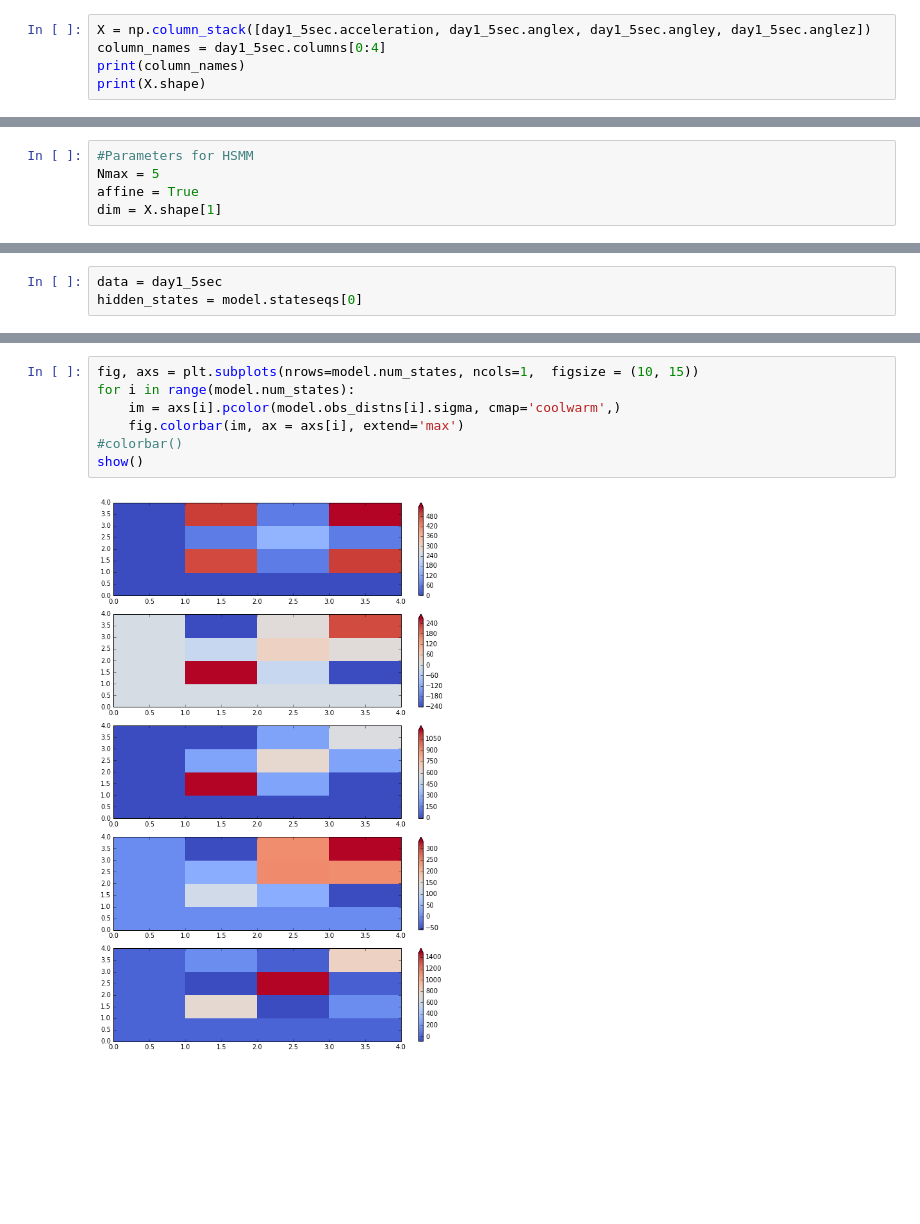
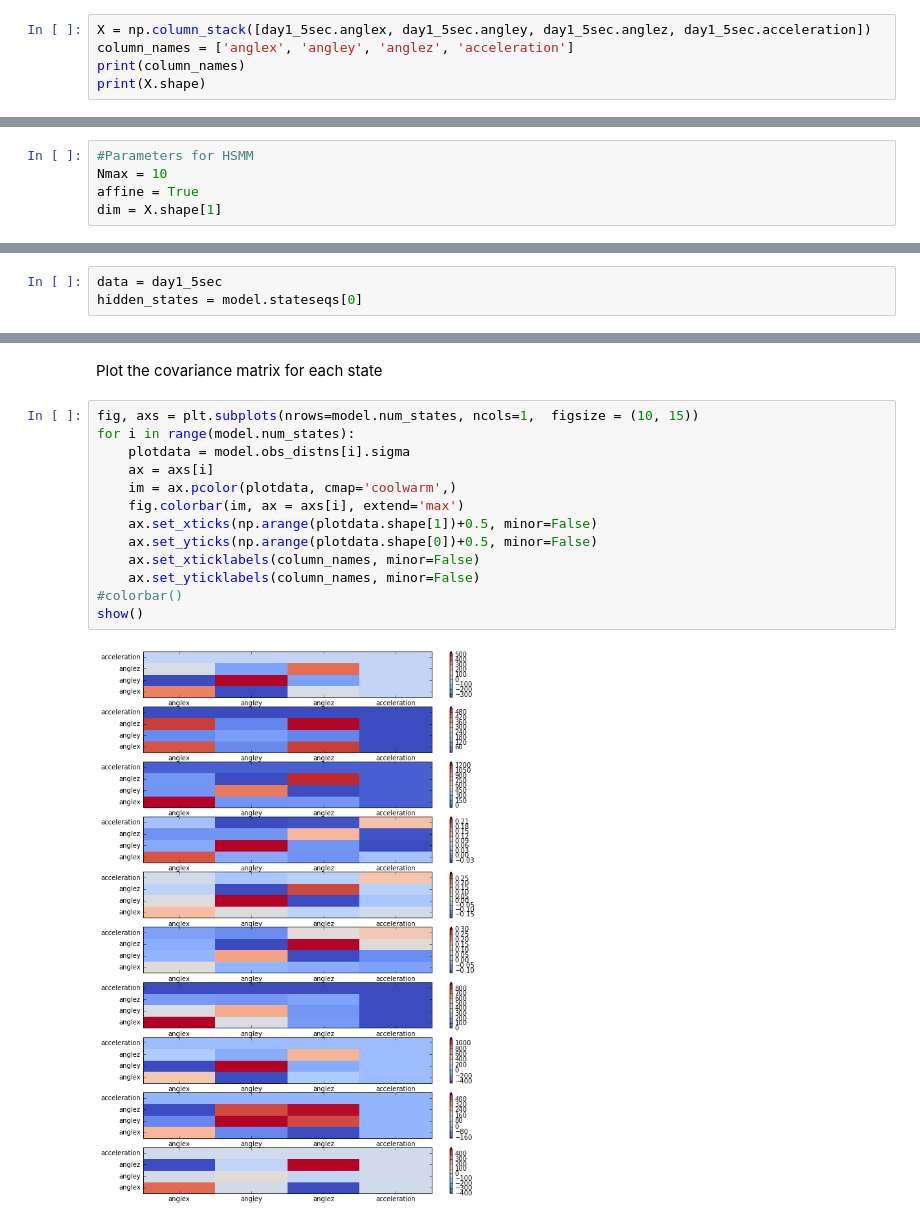
Before and after one commit to wadpac/hsmm4acc, a Jupyter notebook: notebooks/HSMM.ipynb, the cells around one changed output, grey strips where cells are left out. Drawn from its saved outputs; the diff is of its cells as text; blank space fills up the shorter version.

```diff
--- a/notebooks/HSMM.ipynb
+++ b/notebooks/HSMM.ipynb
@@ -27,8 +29,8 @@ legend(bbox_to_anchor=(0., 1.02, 1., .102), loc=3);
 # %% [output]
 [figure]
 # %%
-X = np.column_stack([day1_5sec.acceleration, day1_5sec.anglex, day1_5sec.angley, day1_5sec.anglez])
-column_names = day1_5sec.columns[0:4]
+X = np.column_stack([day1_5sec.anglex, day1_5sec.angley, day1_5sec.anglez, day1_5sec.acceleration])
+column_names = ['anglex', 'angley', 'anglez', 'acceleration']
 print(column_names)
 print(X.shape)
 # %% [output]
@@ -36,7 +38,7 @@ Index([u'acceleration', u'anglex', u'angley', u'anglez'], dtype='object')
 (17280, 4)
 # %%
 #Parameters for HSMM
-Nmax = 5
+Nmax = 10
 affine = True
 dim = X.shape[1]
 # %%
@@ -205,12 +237,20 @@ plt.colorbar(colorplot);
+# %% [markdown]
+Plot the covariance matrix for each state
 # %%
 fig, axs = plt.subplots(nrows=model.num_states, ncols=1,  figsize = (10, 15))
 for i in range(model.num_states):
-    im = axs[i].pcolor(model.obs_distns[i].sigma, cmap='coolwarm',)
+    plotdata = model.obs_distns[i].sigma
+    ax = axs[i]
+    im = ax.pcolor(plotdata, cmap='coolwarm',)
     fig.colorbar(im, ax = axs[i], extend='max')
+    ax.set_xticks(np.arange(plotdata.shape[1])+0.5, minor=False)
+    ax.set_yticks(np.arange(plotdata.shape[0])+0.5, minor=False)
+    ax.set_xticklabels(column_names, minor=False)
+    ax.set_yticklabels(column_names, minor=False)
 #colorbar()
 show()
 # %% [output]
-[figure, old version]
+[figure, new version]
 # %%
 from scipy.stats.kde import gaussian_kde
 
```
Also changed, not shown: parts of 17 cells of this notebook, 1 other file.
